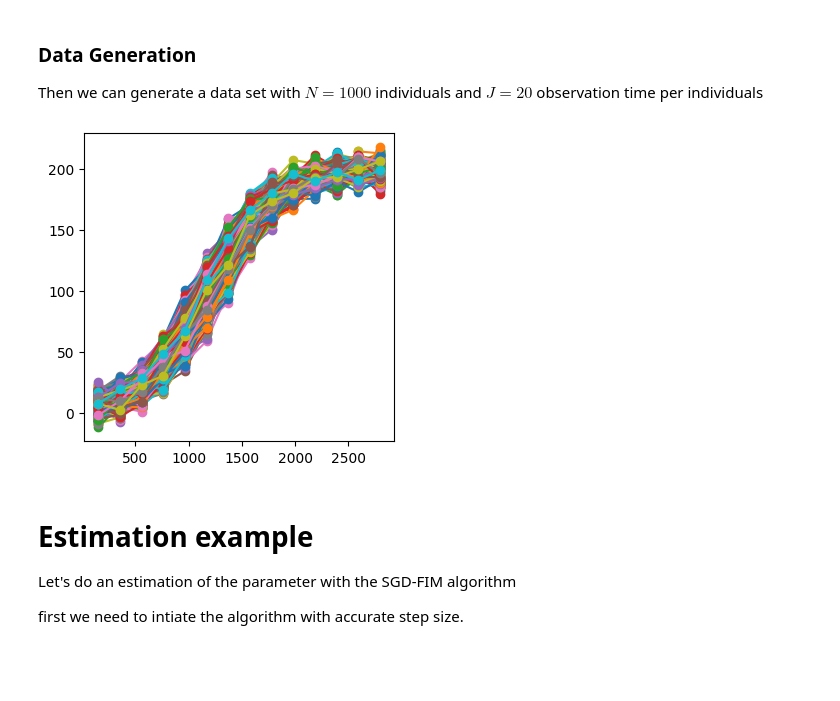
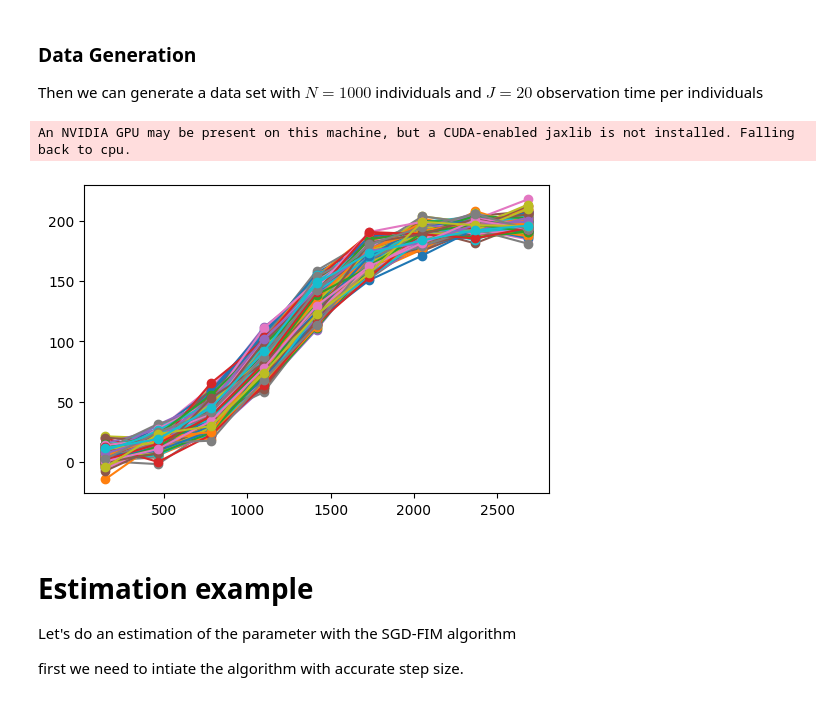
Before and after one commit to caillebotteAntoine/sdg4varselect, a Jupyter notebook: examples/senescence.ipynb, the cells around one changed output. Saved outputs shown, nothing was run; the diff lists cells and outputs as text; code cells hidden in the pictures; blank space fills up the shorter version.

```diff
--- a/examples/senescence.ipynb
+++ b/examples/senescence.ipynb
@@ -10,25 +10,3 @@ import jax.numpy as jnp
 import jax.random as jrd
 
 sdgplt.FIGSIZE = 10
-# %%
-t = jnp.linspace(0, 10, num=100)
-# y = 2 + t*4 + 0.1*jrd.normal(jrd.PRNGKey(0), shape = t.shape)
-
-
-def m(x):
-    return 1 / (1 + jnp.exp(-(x - 5)))
-
-
-def g(y):
-    return -jnp.log(1 / y - 1) - 5
-
-
-y = m(t) + 0.01 * jrd.normal(jrd.PRNGKey(0), shape=t.shape)
-y = jnp.where(y < 0, m(0), y)
-
-sdgplt.FIGSIZE = 4
-fig = sdgplt.figure()
-ax = fig.add_subplot(2, 1, 1)
-ax.plot(t, y)
-ax = fig.add_subplot(2, 1, 2)
-ax.plot(t, g(y))
@@ -73,6 +47,11 @@ class HDLogisticMixedEffectsModel(AbstractMixedEffectsModel, AbstractHDModel):
         AbstractHDModel.__init__(self, P=P)
 
         self.init()
+
+    @property
+    def name(self):
+        """return a str called name, based on the parameter of the model"""
+        return f"HDLogisticMEM_N{self.N}_J{self.J}_P{self.P}"
 
     def init(self):
         """here you define the parametrization of the model
@@ -140,24 +119,25 @@ class HDLogisticMixedEffectsModel(AbstractMixedEffectsModel, AbstractHDModel):
 ### Data Generation
 Then we can generate a data set with $N=1000$ individuals and $J=20$ observation time per individuals
 # %%
-myModel = HDLogisticMixedEffectsModel(N=1000, J=15, P=5)
+myModel = HDLogisticMixedEffectsModel(N=200, J=10, P=5)
 
 p_star = myModel.new_params(
     mean_latent={"mu": 1200},
     psi1=200,
     psi2=300,
     cov_latent=jnp.diag(jnp.array([200])),
     var_residual=30,
     beta=jnp.concatenate([jnp.array([100, 50, 20]), jnp.zeros(shape=(myModel.P - 3,))]),
 )
 
 myobs, mysim = myModel.sample(p_star, jrd.PRNGKey(0))
 
-fig = sdgplt.figure()
+fig = sdgplt.figure(4, 6)
 ax = fig.add_subplot(1, 1, 1)
 _ = ax.plot(myobs["mem_obs_time"].T, myobs["Y"].T, "o-")
 # %% [output]
+An NVIDIA GPU may be present on this machine, but a CUDA-enabled jaxlib is not installed. Falling back to cpu.
-[figure, old version]
+[figure, new version]
 # %% [markdown]
 # Estimation example
 
```
Also changed, not shown: parts of 30 cells of this notebook, 16 other files.
